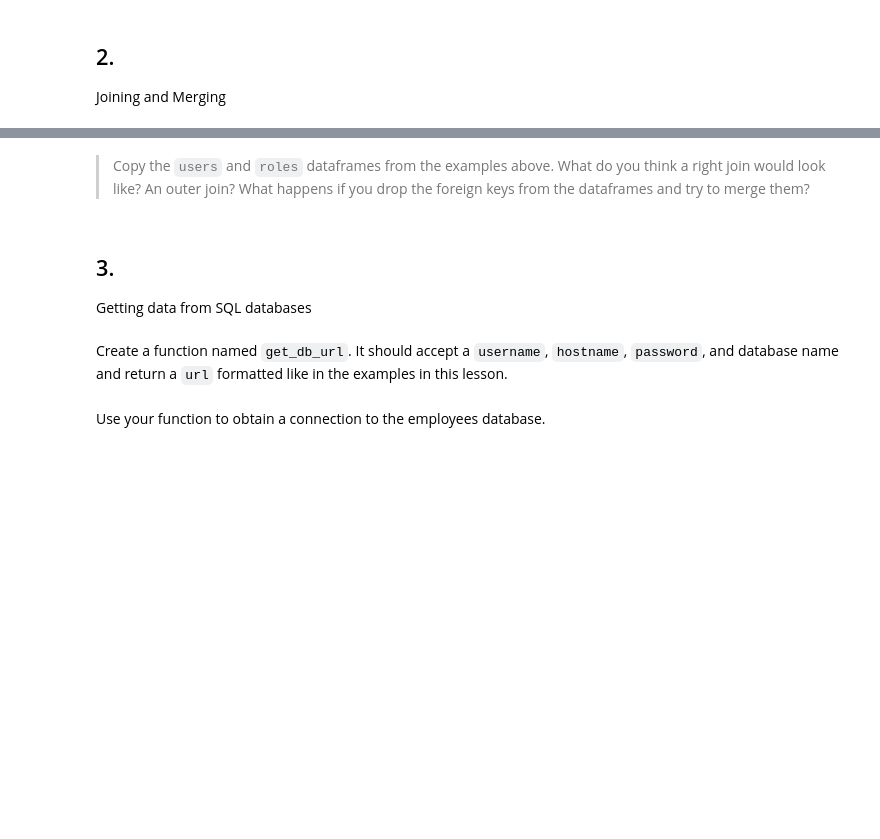
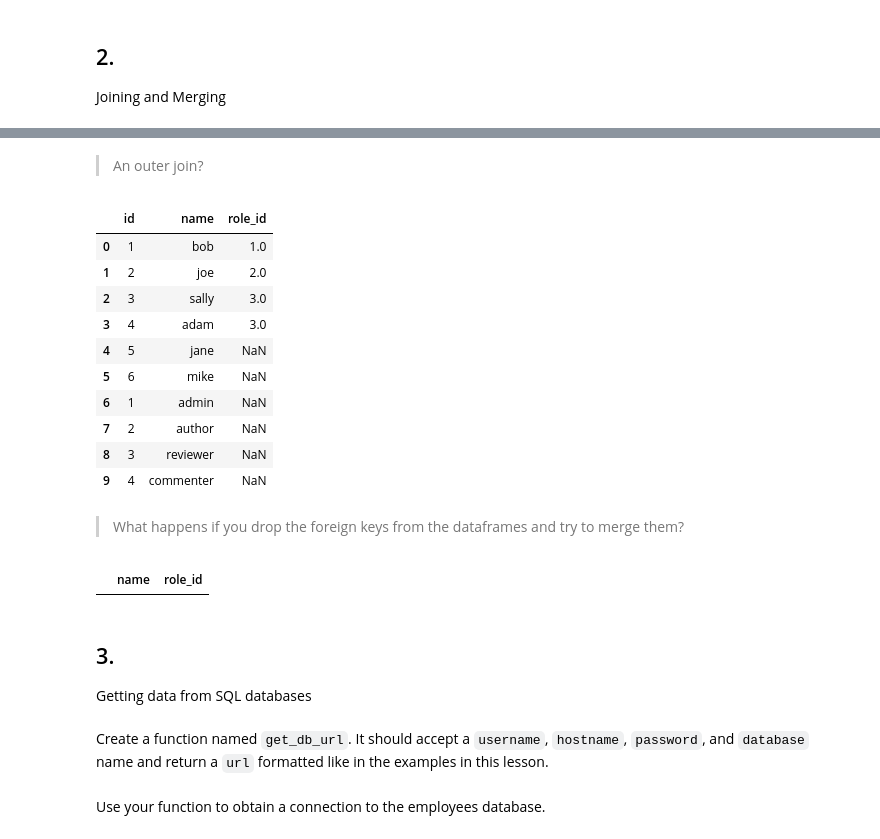
Before and after one commit to Promeos/numpy-pandas-visualization-exercises, a Jupyter notebook: advanced_dataframes.ipynb, the cells around one changed output, grey strips where cells are left out. Cells and saved outputs as stored; diff of their text form; code cells hidden in the pictures; blank space fills up the shorter version.

```diff
--- a/advanced_dataframes.ipynb
+++ b/advanced_dataframes.ipynb
@@ -105,0 +109,11 @@ Joining and Merging
+# %%
+users = pd.DataFrame({
+    'id': [1, 2, 3, 4, 5, 6],
+    'name': ['bob', 'joe', 'sally', 'adam', 'jane', 'mike'],
+    'role_id': [1, 2, 3, 3, np.nan, np.nan]
+})
+
+roles = pd.DataFrame({
+    'id': [1, 2, 3, 4],
+    'name': ['admin', 'author', 'reviewer', 'commenter']
+})
@@ -106,2 +130,18 @@ Joining and Merging
+# %% [markdown]
+> An outer join?
+# %%
+pd.merge(users, roles, how='outer')
+# %% [output]
+|  | id | name | role_id |
+| 0 | 1 | bob | 1.0 |
+| 1 | 2 | joe | 2.0 |
+| 2 | 3 | sally | 3.0 |
+| 3 | 4 | adam | 3.0 |
+| 4 | 5 | jane | NaN |
+| 5 | 6 | mike | NaN |
+| 6 | 1 | admin | NaN |
+| 7 | 2 | author | NaN |
+| 8 | 3 | reviewer | NaN |
+| 9 | 4 | commenter | NaN |
 # %% [markdown]
-> Copy the `users` and `roles` dataframes from the examples above. What do you think a right join would look like? An outer join? What happens if you drop the foreign keys from the dataframes and try to merge them?
+> What happens if you drop the foreign keys from the dataframes and try to merge them?
@@ -108,5 +150,9 @@ Joining and Merging
+# %%
+pd.merge(users, roles)
+# %% [output]
+|  | name | role_id |
 # %% [markdown]
 ## 3.
 Getting data from SQL databases
 # %% [markdown]
-Create a function named `get_db_url`. It should accept a `username`, `hostname`, `password`, and database name and return a `url` formatted like in the examples in this lesson.
+Create a function named `get_db_url`. It should accept a `username`, `hostname`, `password`, and `database` name and return a `url` formatted like in the examples in this lesson.
```
Also changed, not shown: parts of 23 cells of this notebook.
